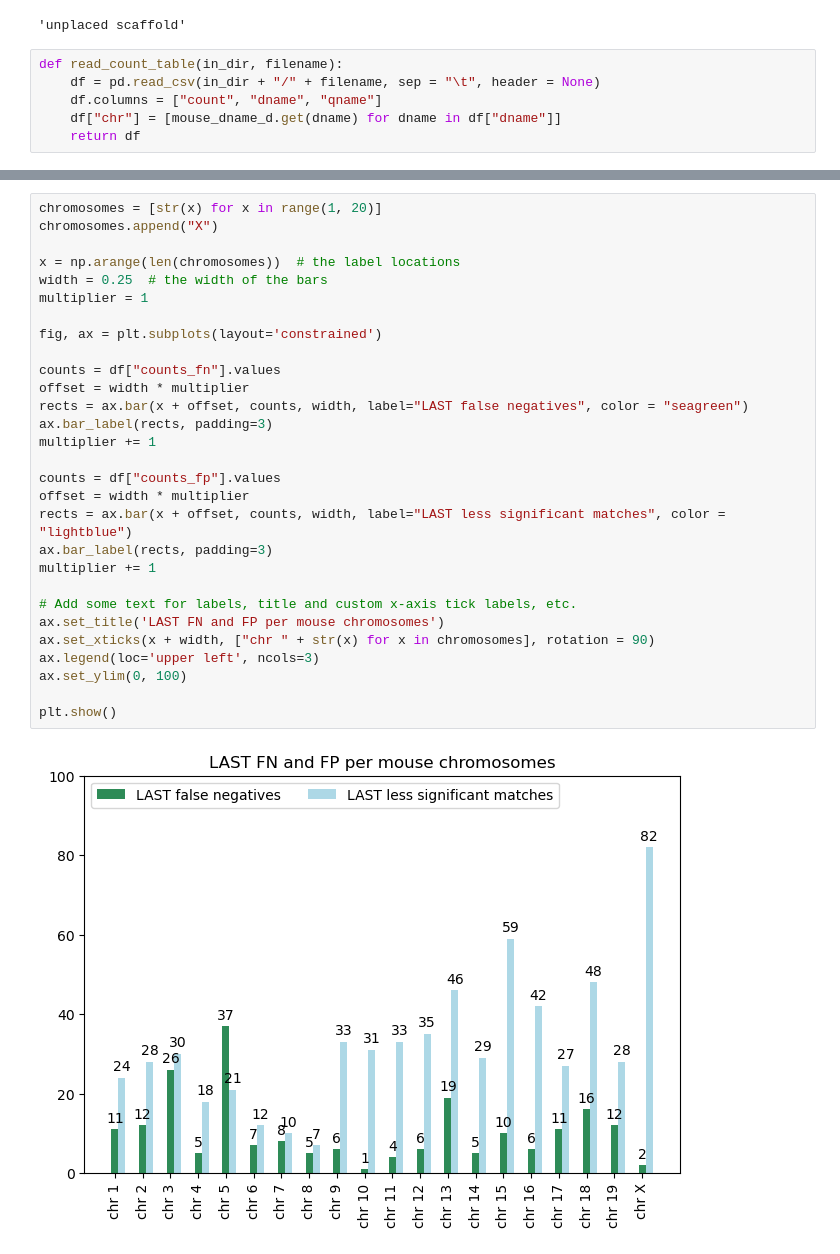
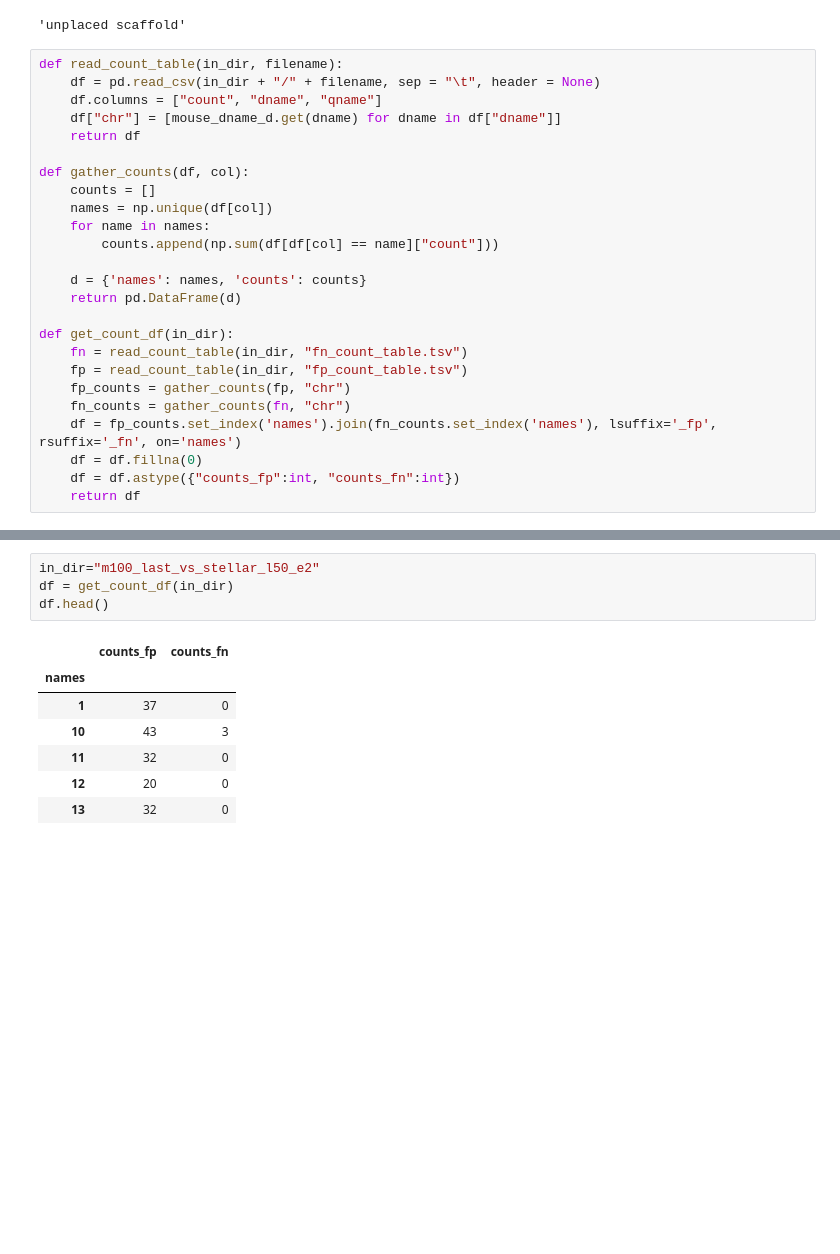
Before and after one commit to eaasna/test-DREAM-stellar, a Jupyter notebook: work-python/missed-matches/What is missed.ipynb, the cells around one changed output, grey strips where cells are left out. Cells and saved outputs as stored; diff of their text form; blank space fills up the shorter version.

```diff
--- a/work-python/missed-matches/What is missed.ipynb
+++ b/work-python/missed-matches/What is missed.ipynb
@@ -227,3 +225,22 @@ def read_count_table(in_dir, filename):
     df.columns = ["count", "dname", "qname"]
     df["chr"] = [mouse_dname_d.get(dname) for dname in df["dname"]]
     return df
+
+def gather_counts(df, col):
+    counts = []
+    names = np.unique(df[col])
+    for name in names:
+        counts.append(np.sum(df[df[col] == name]["count"]))
+
+    d = {'names': names, 'counts': counts}
+    return pd.DataFrame(d)
+
+def get_count_df(in_dir):
+    fn = read_count_table(in_dir, "fn_count_table.tsv")
+    fp = read_count_table(in_dir, "fp_count_table.tsv")
+    fp_counts = gather_counts(fp, "chr")
+    fn_counts = gather_counts(fn, "chr")
+    df = fp_counts.set_index('names').join(fn_counts.set_index('names'), lsuffix='_fp', rsuffix='_fn', on='names')
+    df = df.fillna(0)
+    df = df.astype({"counts_fp":int, "counts_fn":int})
+    return df
@@ -258,31 +247,12 @@ df = fn_counts.set_index('names').join(fp_counts.set_index('names'), lsuffix='_f
-# %%
-chromosomes = [str(x) for x in range(1, 20)]
-chromosomes.append("X")
-
-x = np.arange(len(chromosomes))  # the label locations
-width = 0.25  # the width of the bars
-multiplier = 1
-
-fig, ax = plt.subplots(layout='constrained')
-
-counts = df["counts_fn"].values
-offset = width * multiplier
-rects = ax.bar(x + offset, counts, width, label="LAST false negatives", color = "seagreen")
-ax.bar_label(rects, padding=3)
-multiplier += 1
-
-counts = df["counts_fp"].values
-offset = width * multiplier
-rects = ax.bar(x + offset, counts, width, label="LAST less significant matches", color = "lightblue")
-ax.bar_label(rects, padding=3)
-multiplier += 1
-
-# Add some text for labels, title and custom x-axis tick labels, etc.
-ax.set_title('LAST FN and FP per mouse chromosomes')
-ax.set_xticks(x + width, ["chr " + str(x) for x in chromosomes], rotation = 90)
-ax.legend(loc='upper left', ncols=3)
-ax.set_ylim(0, 100)
-
-plt.show()
-# %% [output]
-[figure, removed]
+# %%
+in_dir="m100_last_vs_stellar_l50_e2"
+df = get_count_df(in_dir)
+df.head()
+# %% [output]
+|  | counts_fp | counts_fn |
+| names |  |  |
+| 1 | 37 | 0 |
+| 10 | 43 | 3 |
+| 11 | 32 | 0 |
+| 12 | 20 | 0 |
+| 13 | 32 | 0 |
```
Also changed, not shown: parts of 9 cells of this notebook, 12 other files.
